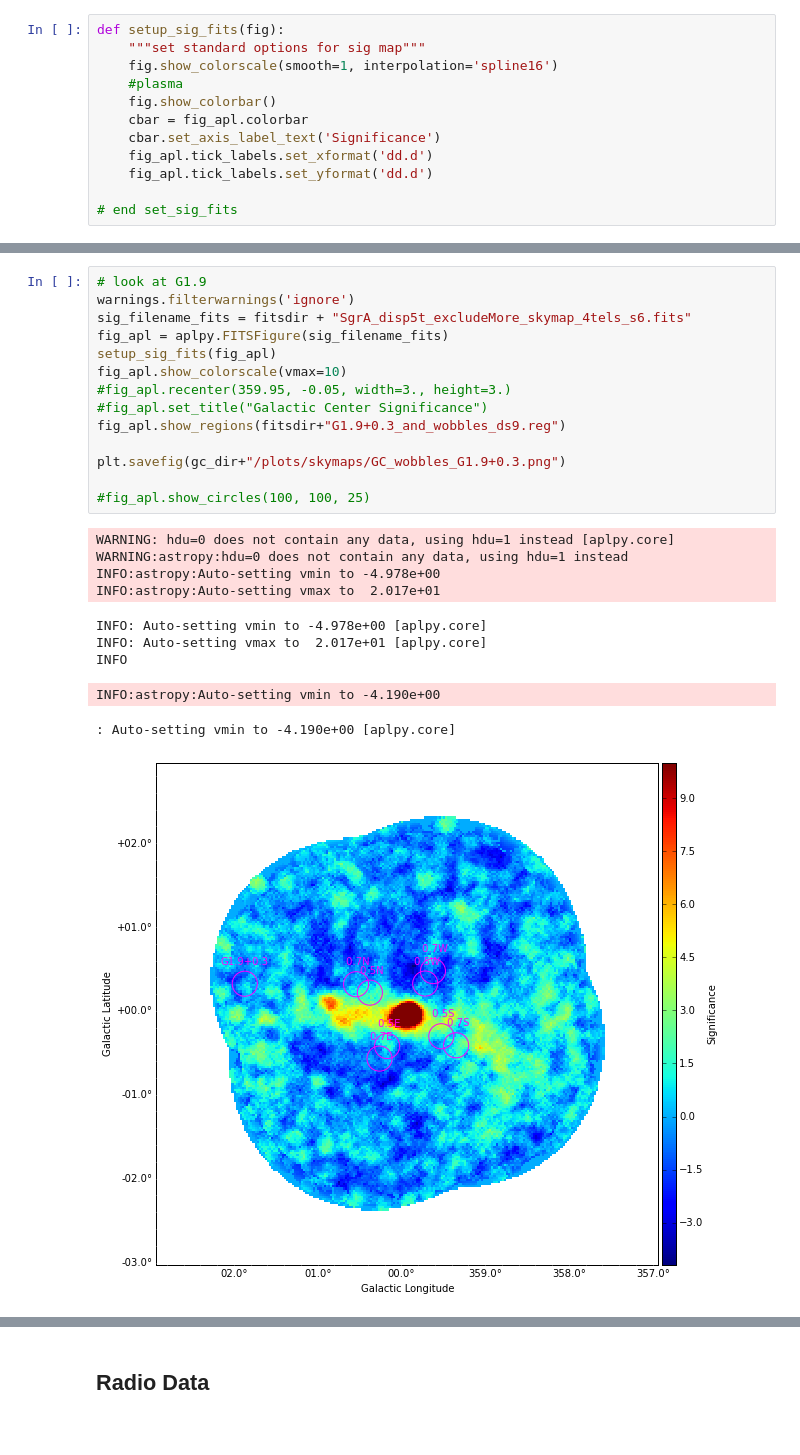
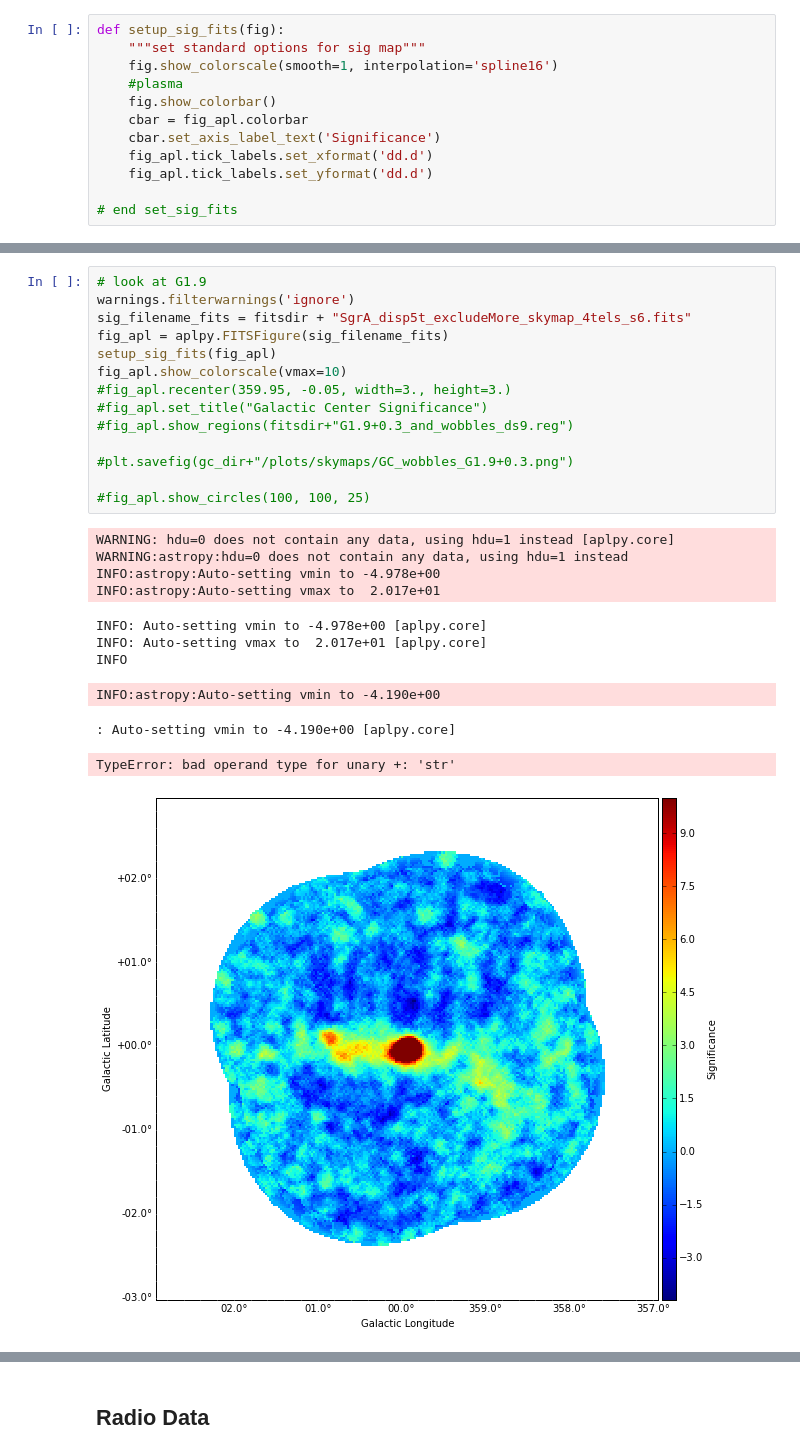
Before and after one commit to MattGPT-ai/analysis-tools-m, a Jupyter notebook: GC/FITS_plots.ipynb, the cells around one changed output, grey strips where cells are left out. Drawn from its saved outputs; the diff is of its cells as text.

```diff
--- a/GC/FITS_plots.ipynb
+++ b/GC/FITS_plots.ipynb
@@ -270,28 +268,29 @@ WARNING:astropy:AstropyDeprecationWarning: The ascard function is deprecated and
 # %%
 # look at G1.9
 warnings.filterwarnings('ignore')
 sig_filename_fits = fitsdir + "SgrA_disp5t_excludeMore_skymap_4tels_s6.fits"
 fig_apl = aplpy.FITSFigure(sig_filename_fits)
 setup_sig_fits(fig_apl)
 fig_apl.show_colorscale(vmax=10)
 #fig_apl.recenter(359.95, -0.05, width=3., height=3.)
 #fig_apl.set_title("Galactic Center Significance")
-fig_apl.show_regions(fitsdir+"G1.9+0.3_and_wobbles_ds9.reg")
+#fig_apl.show_regions(fitsdir+"G1.9+0.3_and_wobbles_ds9.reg")
 
-plt.savefig(gc_dir+"/plots/skymaps/GC_wobbles_G1.9+0.3.png")
+#plt.savefig(gc_dir+"/plots/skymaps/GC_wobbles_G1.9+0.3.png")
 
 #fig_apl.show_circles(100, 100, 25)
 # %% [output]
 WARNING: hdu=0 does not contain any data, using hdu=1 instead [aplpy.core]
 WARNING:astropy:hdu=0 does not contain any data, using hdu=1 instead
 INFO:astropy:Auto-setting vmin to -4.978e+00
 INFO:astropy:Auto-setting vmax to  2.017e+01
 INFO: Auto-setting vmin to -4.978e+00 [aplpy.core]
 INFO: Auto-setting vmax to  2.017e+01 [aplpy.core]
 INFO
 INFO:astropy:Auto-setting vmin to -4.190e+00
 : Auto-setting vmin to -4.190e+00 [aplpy.core]
+TypeError: bad operand type for unary +: 'str'
-[figure, old version]
+[figure, new version]
 # %%
 warnings.filterwarnings('ignore')
 #sig_filename_fits = fitsdir+"release_galactic_skymap_fixed_head.fits"
```
Also changed, not shown: parts of 5 cells of this notebook, 4 other files.
